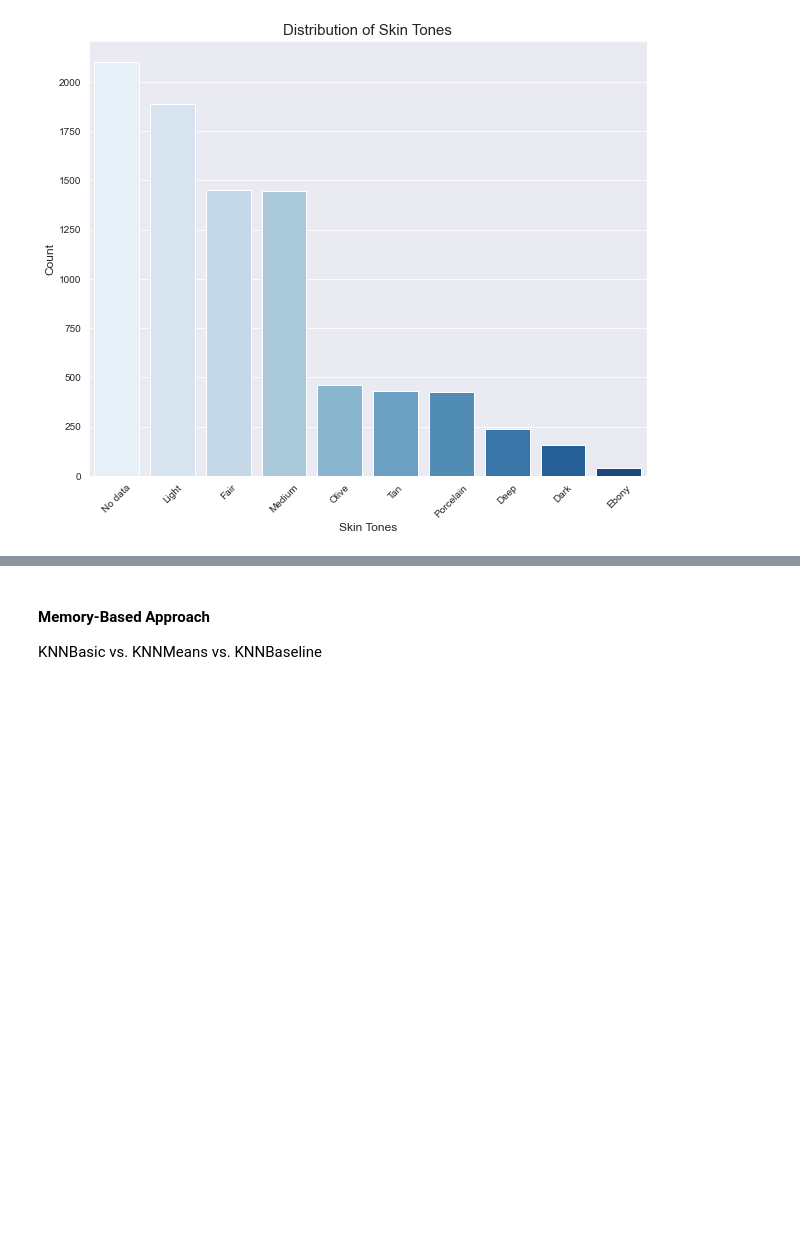
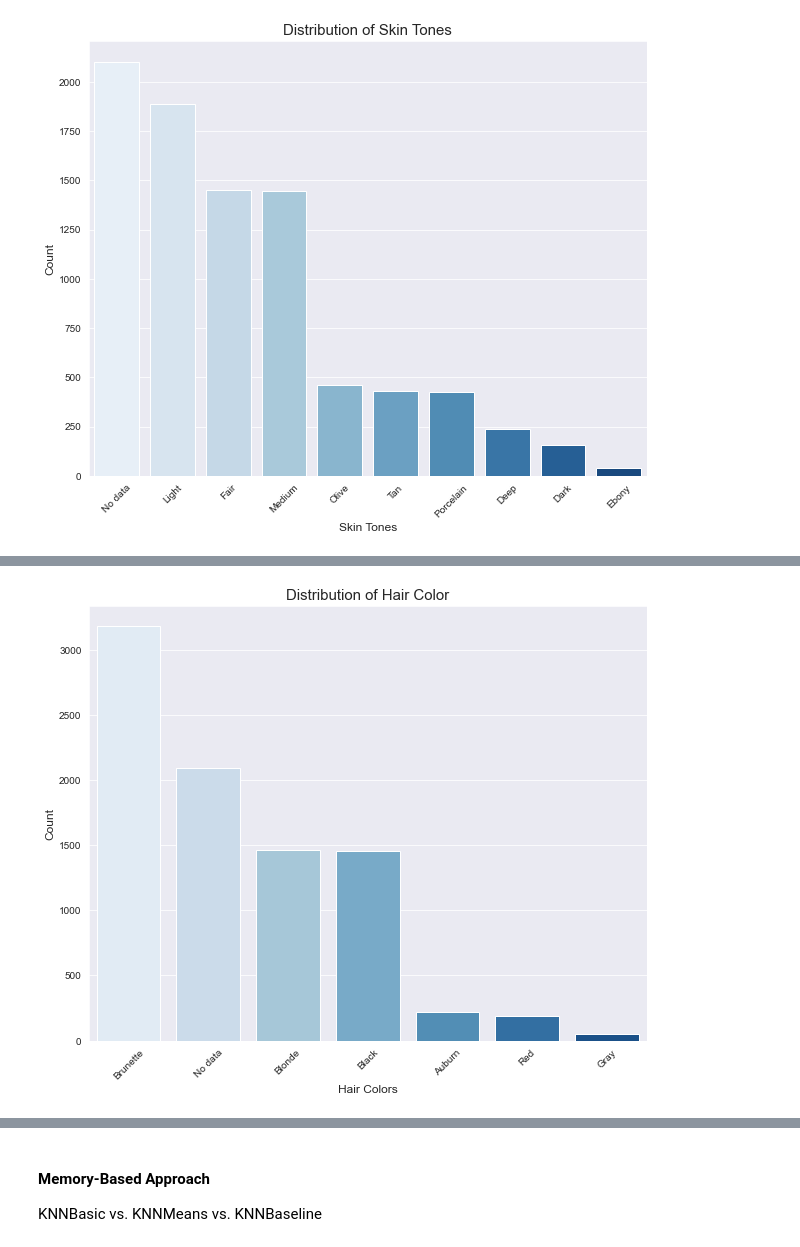
Before and after one commit to toscatle/skincare_recommender, a Jupyter notebook: skincare_recommender_notebook.ipynb, the cells around one changed output, grey strips where cells are left out. Saved outputs shown, nothing was run; the diff lists cells and outputs as text; code cells hidden in the pictures; blank space fills up the shorter version.

```diff
--- a/skincare_recommender_notebook.ipynb
+++ b/skincare_recommender_notebook.ipynb
@@ -166,3 +203,20 @@ plt.show()
+# %%
+#distribution of hair color
+plt.figure(figsize=(10, 8))
+sns.set_style('darkgrid')
+
+plot = sns.countplot(data=df,
+                     x='Hair_Color',
+                     palette='Blues',
+                     order=df.Hair_Color.value_counts().index)
+
+plt.setp(plot.get_xticklabels(), rotation=45)
+plt.xlabel('Hair Colors', size=12)
+plt.ylabel('Count', size=12)
+plt.title('Distribution of Hair Color', size=15)
+plt.show()
+# %% [output]
+[figure, added]
 # %% [markdown]
 There is quite a majority of products classified as cleansers within the dataset. By briefly looking over the dataset and with some domain knowledge, I know many products which might be toners or makeup removers can still be used and classified as cleaners. This might be fine for some customers who receive these recommendations, but might not for others. For now, this is a caveat I'll have to keep in mind. Hopefully, in future iterations, we can better filter these products that might fall under multiple categories.
 
```
Also changed, not shown: parts of 64 cells of this notebook.
